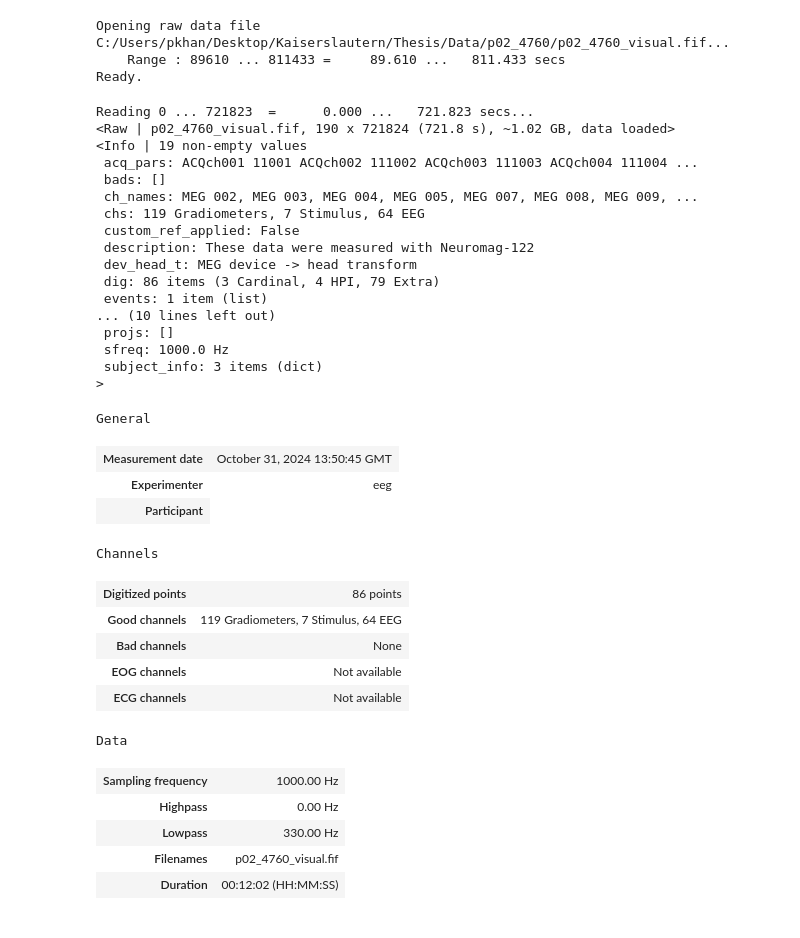
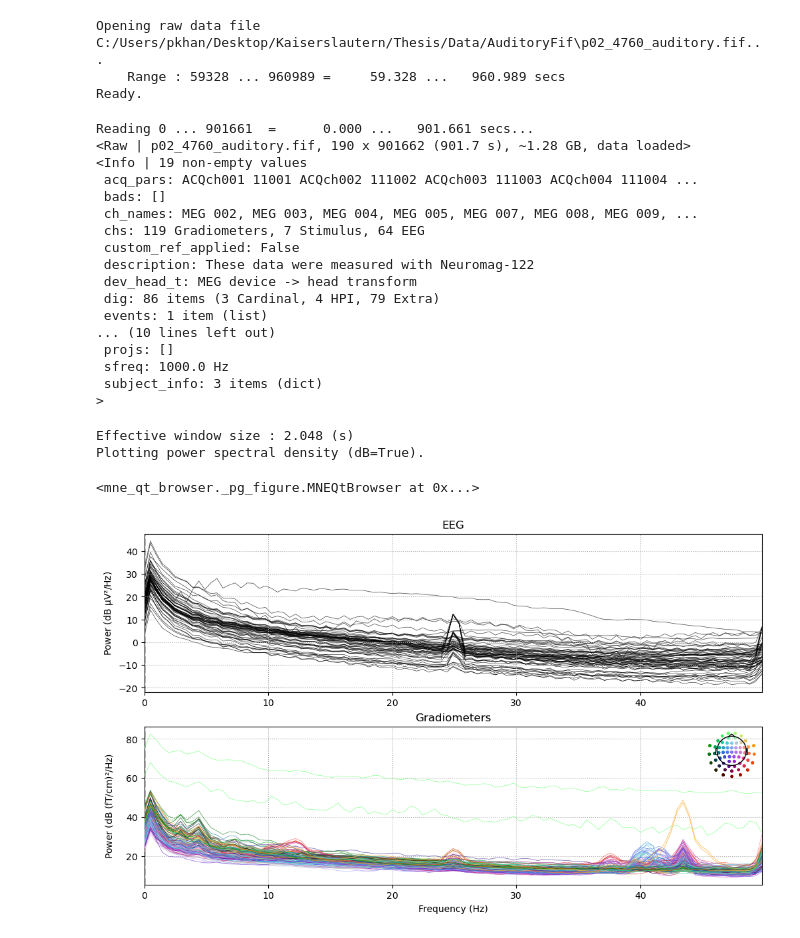
Before and after one commit to pariisaakhanjani/HeidelbergThesisAnalysis, a Jupyter notebook: Auditory.ipynb, the cells around one changed output. Cells and saved outputs as stored; diff of their text form; code cells hidden in the pictures.

```diff
--- a/Auditory.ipynb
+++ b/Auditory.ipynb
@@ -13,22 +13,18 @@ from mne.channels import make_dig_montage
 
 from mne.preprocessing import ICA, create_eog_epochs, create_ecg_epochs,corrmap
 # %%
-data_path = 'C:/Users/pkhan/Desktop/Kaiserslautern/Thesis/Data/p02_4760/'
-name = 'p02_4760_visual'
-raw_name = name +'.fif'
-
-raw_fname = data_path + raw_name
-
-raw = mne.io.read_raw_fif(raw_fname, preload=True)
+data_path = 'C:/Users/pkhan/Desktop/Kaiserslautern/Thesis/Data/AuditoryFif'
+name = 'p02_4760_auditory.fif'
+raw = mne.io.read_raw_fif(os.path.join(data_path, name), preload=True)
 
 print(raw)
 print(raw.info)
 # %% [output]
-Opening raw data file C:/Users/pkhan/Desktop/Kaiserslautern/Thesis/Data/p02_4760/p02_4760_visual.fif...
-    Range : 89610 ... 811433 =     89.610 ...   811.433 secs
+Opening raw data file C:/Users/pkhan/Desktop/Kaiserslautern/Thesis/Data/AuditoryFif\p02_4760_auditory.fif...
+    Range : 59328 ... 960989 =     59.328 ...   960.989 secs
 Ready.
-Reading 0 ... 721823  =      0.000 ...   721.823 secs...
-<Raw | p02_4760_visual.fif, 190 x 721824 (721.8 s), ~1.02 GB, data loaded>
+Reading 0 ... 901661  =      0.000 ...   901.661 secs...
+<Raw | p02_4760_auditory.fif, 190 x 901662 (901.7 s), ~1.28 GB, data loaded>
 <Info | 19 non-empty values
  acq_pars: ACQch001 11001 ACQch002 111002 ACQch003 111003 ACQch004 111004 ...
  bads: []
@@ -44,22 +40,11 @@ Reading 0 ... 721823  =      0.000 ...   721.823 secs...
  sfreq: 1000.0 Hz
  subject_info: 3 items (dict)
 >
-# %%
-raw.load_data()
-# %% [output]
-General
-| Measurement date | October 31, 2024 13:50:45 GMT |
-| Experimenter | eeg |
-| Participant |
-Channels
-| Digitized points | 86 points |
-| Good channels | 119 Gradiometers, 7 Stimulus, 64 EEG |
-| Bad channels | None |
-| EOG channels | Not available |
-| ECG channels | Not available |
-Data
-| Sampling frequency | 1000.00 Hz |
-| Highpass | 0.00 Hz |
-| Lowpass | 330.00 Hz |
-| Filenames | p02_4760_visual.fif |
-| Duration | 00:12:02 (HH:MM:SS) |
+# %%
+raw.compute_psd(fmax=50).plot(picks="data", exclude="bads", amplitude=False)
+raw.plot()
+# %% [output]
+Effective window size : 2.048 (s)
+Plotting power spectral density (dB=True).
+<mne_qt_browser._pg_figure.MNEQtBrowser at 0x...>
+[figure, added]
```
Also changed, not shown: parts of 6 cells of this notebook.
